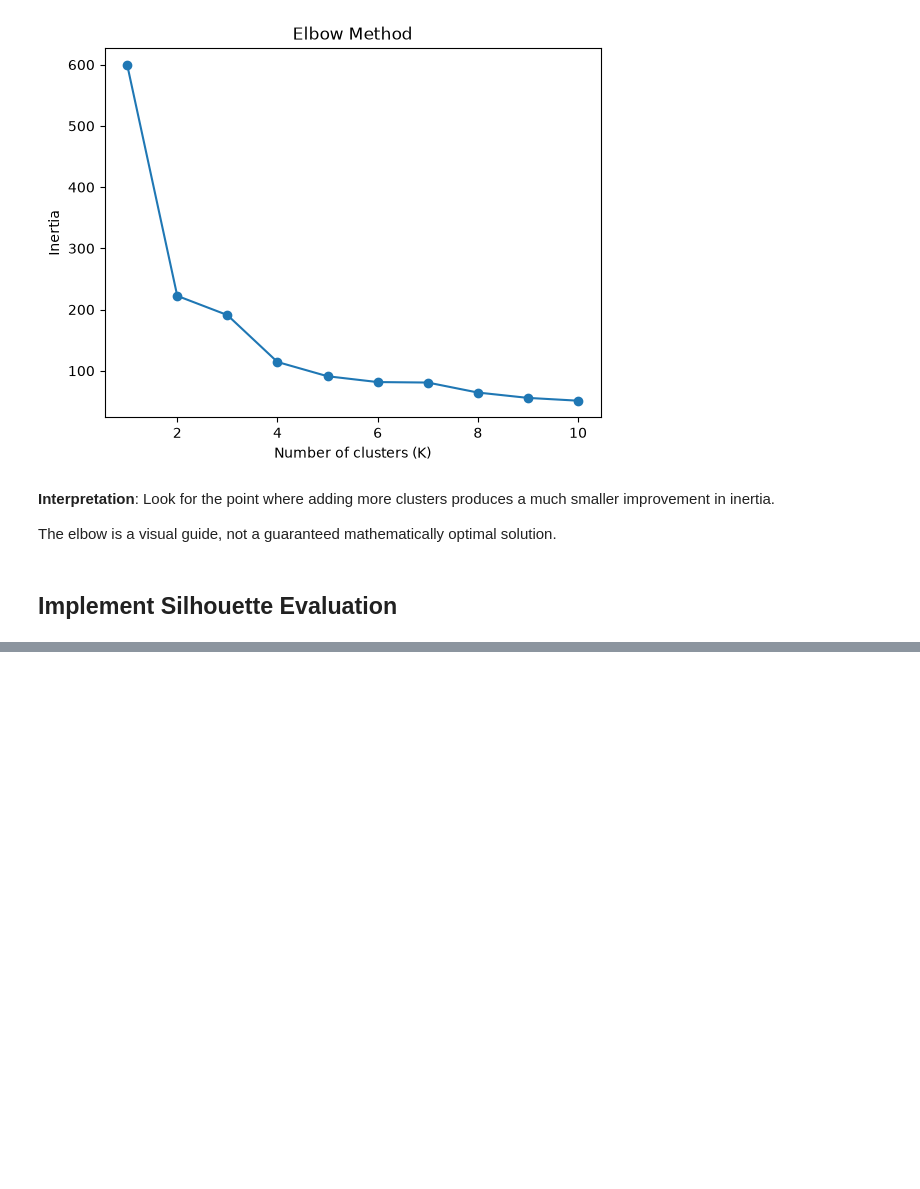
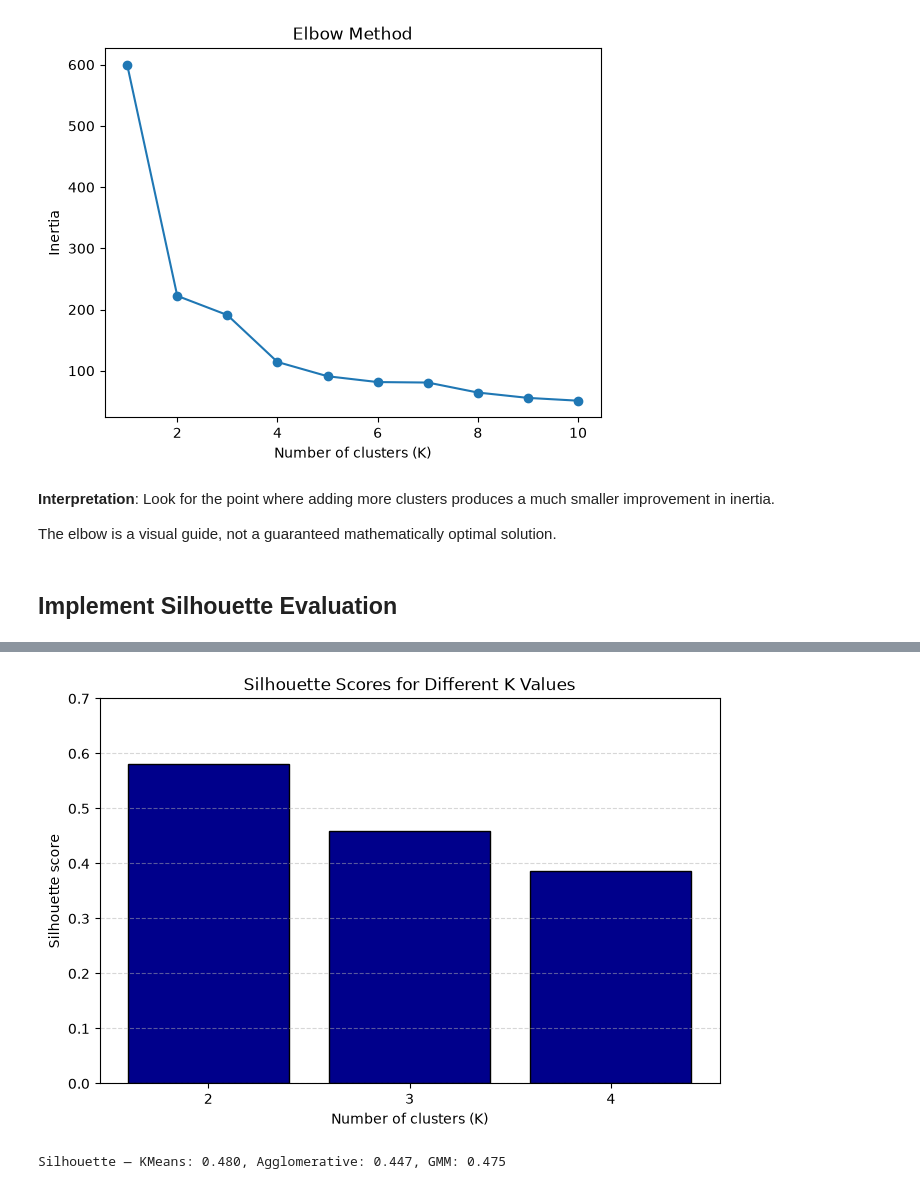
Before and after one commit to CH-CHISAKA/Machine_Learning_and_Data_Science, a Jupyter notebook: 01-module-notes/09-unsupervised-learning/09.2-clustering/10_k_mean.ipynb, the cells around one changed output, grey strips where cells are left out. Drawn from its saved outputs; the diff is of its cells as text; code cells hidden in the pictures; blank space fills up the shorter version.

Commit message:
Complete week 09 Clustering Assignment Implementation

```diff
--- a/01-module-notes/09-unsupervised-learning/09.2-clustering/10_k_mean.ipynb
+++ b/01-module-notes/09-unsupervised-learning/09.2-clustering/10_k_mean.ipynb
@@ -268,0 +315,78 @@ The elbow is a visual guide, not a guaranteed mathematically optimal solution.
+# %%
+
+
+# Plot silhouette scores
+plt.figure(figsize=(8, 5))
+
+plt.bar(
+    silhouette_scores.keys(),
+    silhouette_scores.values(),
+    color="darkblue",
+    edgecolor="black"
+)
+
+plt.xlabel("Number of clusters (K)")
+plt.ylabel("Silhouette score")
+plt.title("Silhouette Scores for Different K Values")
+
+plt.xticks([2, 3, 4])
+plt.ylim(0, 0.7)
+
+plt.grid(axis="y", linestyle="--", alpha=0.5)
+
+plt.show()
+# %% [output]
+[figure, added]
+# %%
+def try_methods(X):
+
+    # K-means
+    km = KMeans(
+        n_clusters=3,
+        n_init="auto",
+        random_state=42
+    ).fit(X)
+
+    km_labels = km.labels_
+
+    km_s = silhouette_score(
+        X,
+        km_labels
+    )
+
+    # Agglomerative
+    ac = AgglomerativeClustering(
+        n_clusters=3,
+        linkage="ward"
+    ).fit(X)
+
+    ac_labels = ac.labels_
+
+    ac_s = silhouette_score(
+        X,
+        ac_labels
+    )
+
+    # GMM
+    gmm = GaussianMixture(
+        n_components=3,
+        random_state=42
+    ).fit(X)
+
+    gmm_labels = gmm.predict(X)
+
+    gmm_s = silhouette_score(
+        X,
+        gmm_labels
+    )
+
+    print(
+        f"Silhouette — KMeans: {km_s:.3f}, "
+        f"Agglomerative: {ac_s:.3f}, "
+        f"GMM: {gmm_s:.3f}"
+    )
+
+
+try_methods(X_scaled)
+# %% [output]
+Silhouette — KMeans: 0.480, Agglomerative: 0.447, GMM: 0.475
```
Also changed, not shown: parts of 4 cells of this notebook, 10 other files.
